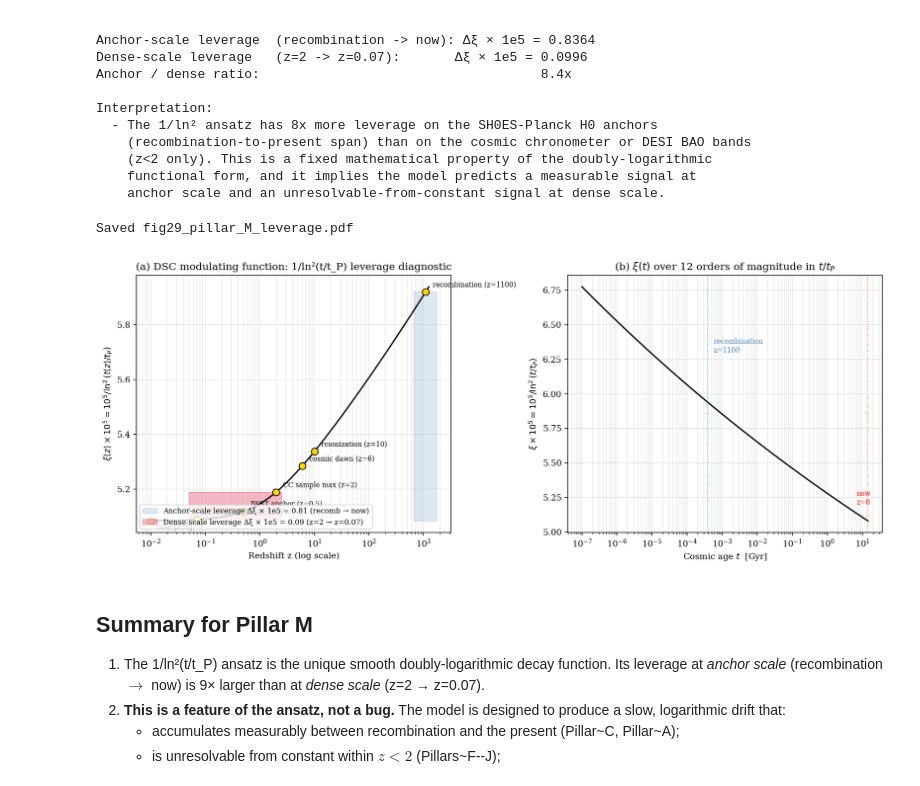
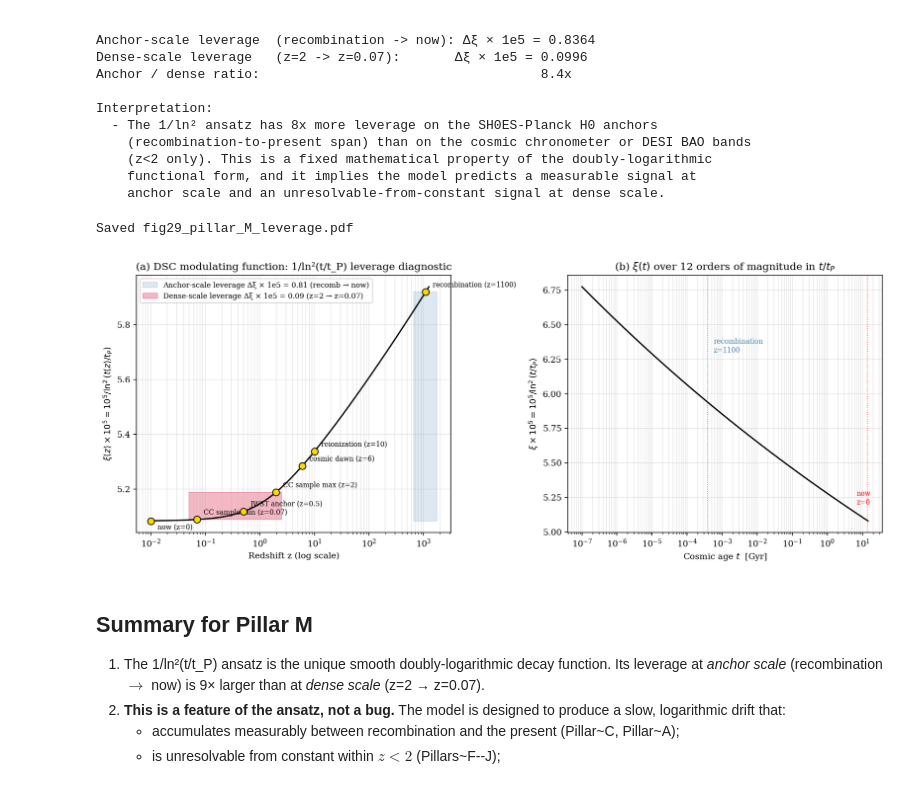
Before and after one commit to maris205/riemann_engine, a Jupyter notebook: notebooks/26_pillar_M_leverage.ipynb, the cells around one changed output. Drawn from its saved outputs; the diff is of its cells as text; code cells hidden in the pictures.

```diff
--- a/notebooks/26_pillar_M_leverage.ipynb
+++ b/notebooks/26_pillar_M_leverage.ipynb
@@ -116,35 +116,35 @@ for name, z, t, lnn, xie5 in rows:
         ha = 'right' if z > 0.5 else 'left'
         ax[0].annotate(name, (z, xie5), xytext=(8, 6), textcoords='offset points', fontsize=8, ha='left')
     else:
         ax[0].plot(0.01, xie5, 'o', ms=8, mec='black', mfc='gold', zorder=5)
         ax[0].annotate(name, (0.01, xie5), xytext=(8, -10), textcoords='offset points', fontsize=8, ha='left')
 ax[0].set_xscale('log')
 ax[0].set_xlabel('Redshift z (log scale)')
 ax[0].set_ylabel(r'$\xi(z) \times 10^5 = 10^5 / \ln^2(t(z)/t_P)$')
 ax[0].set_title(f'(a) DSC modulating function: 1/ln²(t/t_P) leverage diagnostic')
-ax[0].legend(loc='lower left', fontsize=8.5)
+ax[0].legend(loc='upper left', fontsize=8.5)
 ax[0].grid(alpha=0.3, which='both')
 
 # Panel (b): t/t_P scale showing log-of-log compression
 t_Gyr_grid = np.logspace(-7, np.log10(t_now_Gyr*1.05), 200)
 ln_n_grid = np.log(t_Gyr_grid * Gyr_to_sec / t_P)
 ax[1].plot(t_Gyr_grid, 1e5/ln_n_grid**2, 'k-', lw=1.6)
 ax[1].set_xscale('log')
 ax[1].set_xlabel(r'Cosmic age $t$  [Gyr]')
 ax[1].set_ylabel(r'$\xi \times 10^5 = 10^5 / \ln^2(t/t_P)$')
 ax[1].set_title(r'(b) $\xi(t)$ over 12 orders of magnitude in $t/t_P$')
 ax[1].axvline(3.8e-4, color='steelblue', lw=1, ls=':', alpha=0.7);  ax[1].text(3.8e-4*1.5, 6.3, 'recombination\nz=1100', fontsize=8, color='steelblue')
 ax[1].axvline(t_now_Gyr, color='red', lw=1, ls=':', alpha=0.7);  ax[1].text(t_now_Gyr*0.5, 5.2, 'now\nz=0', fontsize=8, color='red')
 ax[1].grid(alpha=0.3, which='both')
 
 plt.tight_layout()
 plt.savefig('../figures/fig29_pillar_M_leverage.pdf', dpi=300, bbox_inches='tight', facecolor='white')
 plt.savefig('fig29_xi_leverage.png', dpi=140, bbox_inches='tight', facecolor='white')
 print('Saved fig29_pillar_M_leverage.pdf')
 plt.show()
 # %% [output]
 Saved fig29_pillar_M_leverage.pdf
-[figure, old version]
+[figure, new version]
 # %% [markdown]
 ## Summary for Pillar M
 
```
Also changed, not shown: 3 other files.
